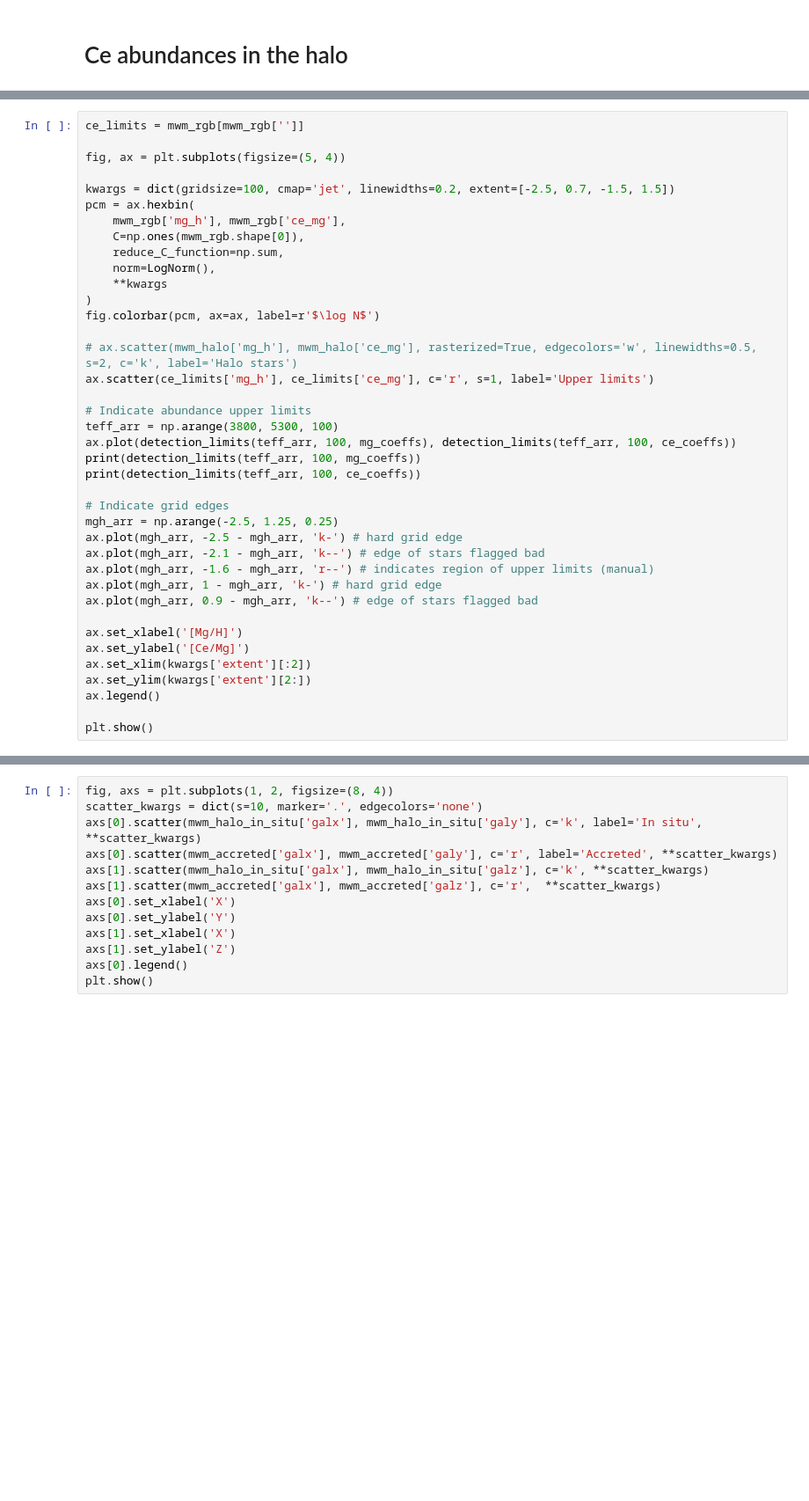
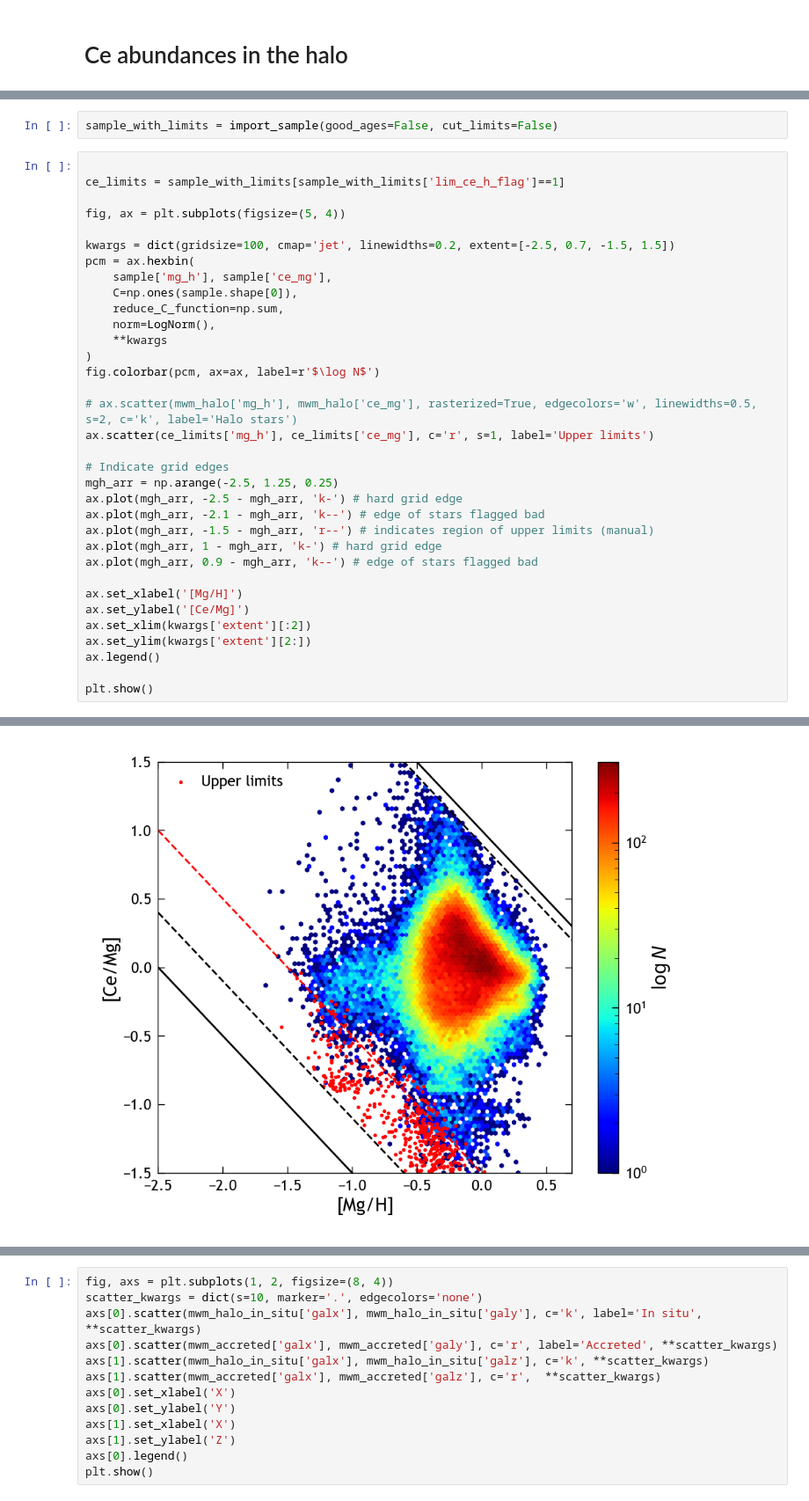
Before and after one commit to lodubay/chemical-clocks, a Jupyter notebook: src/scripts/halo.ipynb, the cells around one changed output, grey strips where cells are left out. Shown at 88% size. Saved outputs shown, nothing was run; the diff lists cells and outputs as text; blank space fills up the shorter version.

```diff
--- a/src/scripts/halo.ipynb
+++ b/src/scripts/halo.ipynb
@@ -96,15 +97,18 @@ ax.legend()
 plt.show()
 # %% [output]
 [figure]
+# %%
+sample_with_limits = import_sample(good_ages=False, cut_limits=False)
 # %%
-ce_limits = mwm_rgb[mwm_rgb['']]
+
+ce_limits = sample_with_limits[sample_with_limits['lim_ce_h_flag']==1]
 
 fig, ax = plt.subplots(figsize=(5, 4))
 
 kwargs = dict(gridsize=100, cmap='jet', linewidths=0.2, extent=[-2.5, 0.7, -1.5, 1.5])
 pcm = ax.hexbin(
-    mwm_rgb['mg_h'], mwm_rgb['ce_mg'],
-    C=np.ones(mwm_rgb.shape[0]),
+    sample['mg_h'], sample['ce_mg'],
+    C=np.ones(sample.shape[0]),
     reduce_C_function=np.sum,
     norm=LogNorm(),
     **kwargs
@@ -114,17 +118,11 @@ fig.colorbar(pcm, ax=ax, label=r'$\log N$')
 # ax.scatter(mwm_halo['mg_h'], mwm_halo['ce_mg'], rasterized=True, edgecolors='w', linewidths=0.5, s=2, c='k', label='Halo stars')
 ax.scatter(ce_limits['mg_h'], ce_limits['ce_mg'], c='r', s=1, label='Upper limits')
 
-# Indicate abundance upper limits
-teff_arr = np.arange(3800, 5300, 100)
-ax.plot(detection_limits(teff_arr, 100, mg_coeffs), detection_limits(teff_arr, 100, ce_coeffs))
-print(detection_limits(teff_arr, 100, mg_coeffs))
-print(detection_limits(teff_arr, 100, ce_coeffs))
-
 # Indicate grid edges
 mgh_arr = np.arange(-2.5, 1.25, 0.25)
 ax.plot(mgh_arr, -2.5 - mgh_arr, 'k-') # hard grid edge
 ax.plot(mgh_arr, -2.1 - mgh_arr, 'k--') # edge of stars flagged bad
-ax.plot(mgh_arr, -1.6 - mgh_arr, 'r--') # indicates region of upper limits (manual)
+ax.plot(mgh_arr, -1.5 - mgh_arr, 'r--') # indicates region of upper limits (manual)
 ax.plot(mgh_arr, 1 - mgh_arr, 'k-') # hard grid edge
 ax.plot(mgh_arr, 0.9 - mgh_arr, 'k--') # edge of stars flagged bad
 
@@ -140,3 +137,4 @@ KeyError: ''
+[figure, added]
 # %%
 fig, ax = plt.subplots(figsize=(6, 4))
 
```
Also changed, not shown: parts of 27 cells of this notebook.
